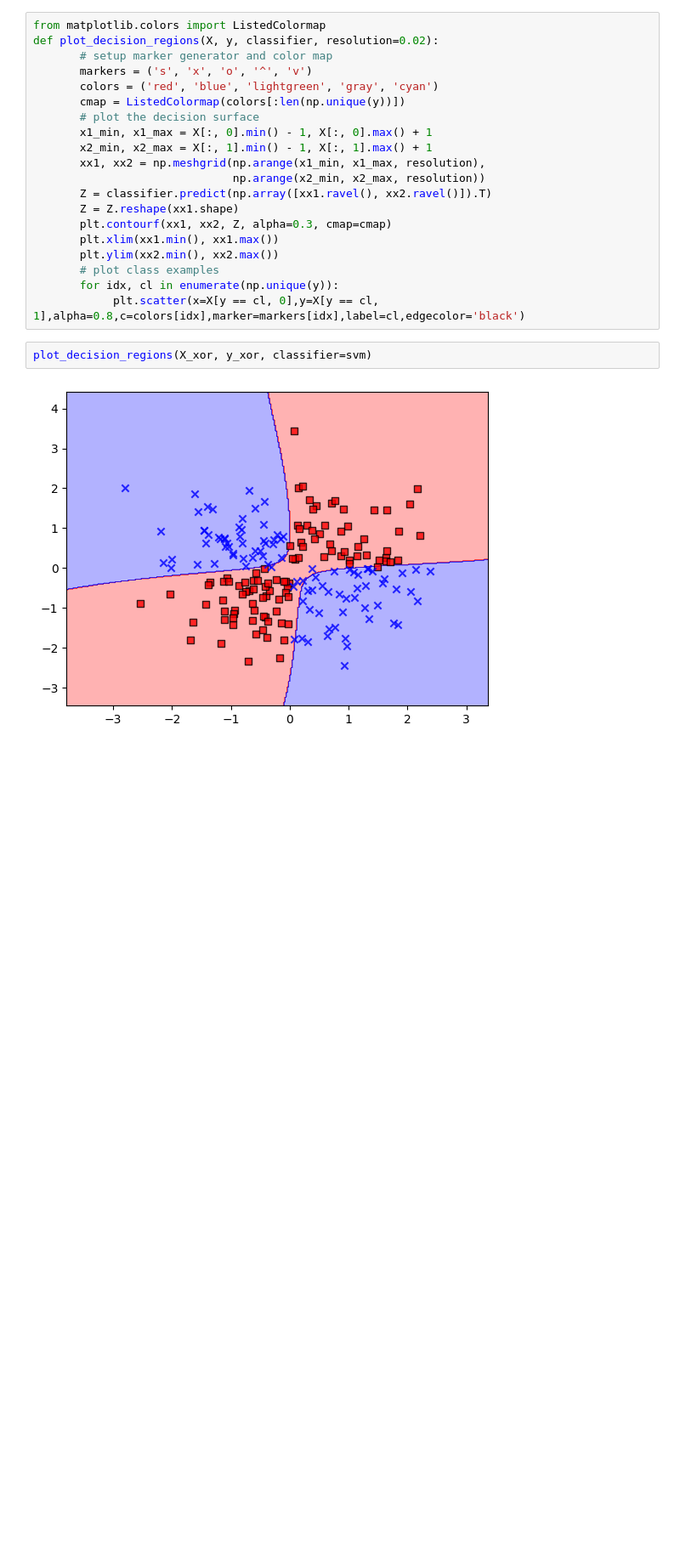
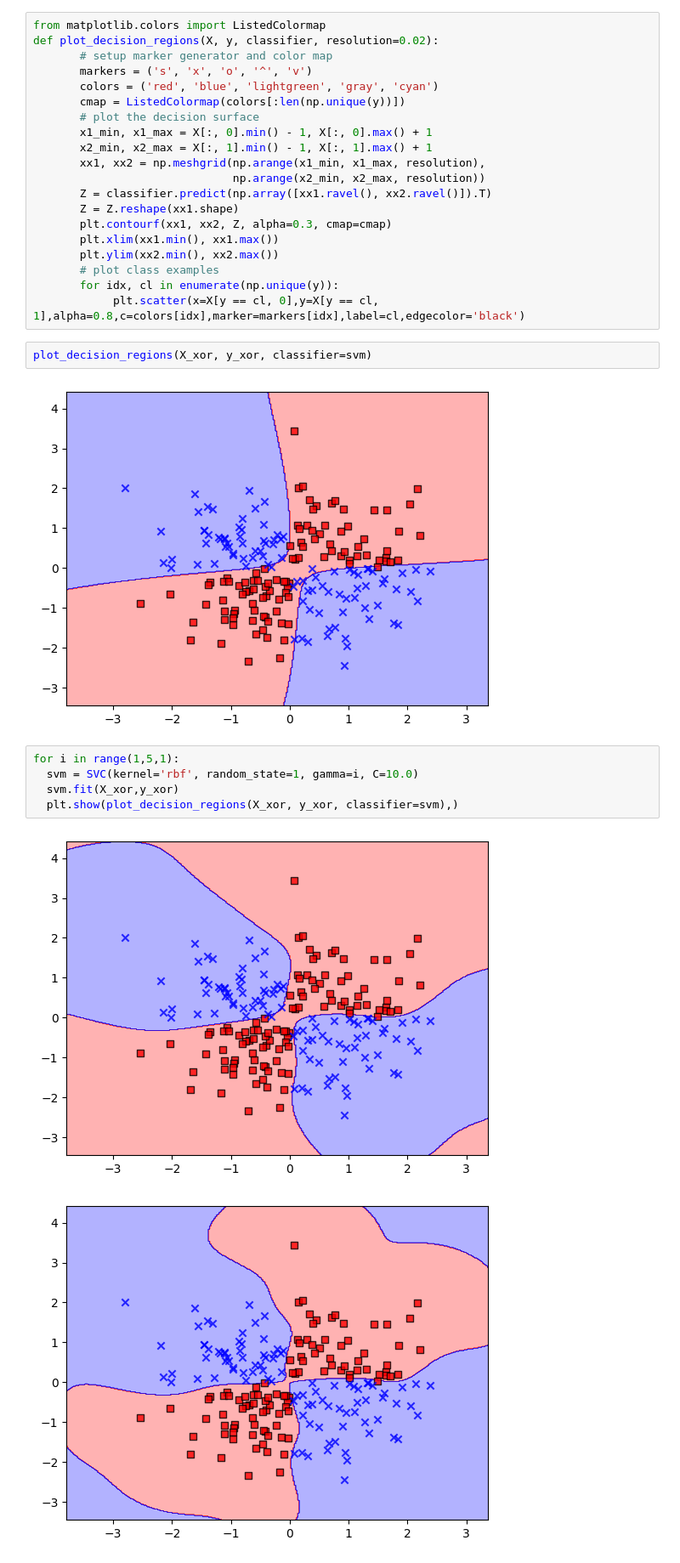
Before and after one commit to wp225/sklearn, a Jupyter notebook: kernel_svm.ipynb, the cells around one changed output. Shown at 85% size. Drawn from its saved outputs; the diff is of its cells as text; blank space fills up the shorter version.

```diff
--- a/kernel_svm.ipynb
+++ b/kernel_svm.ipynb
@@ -63,3 +63,11 @@ def plot_decision_regions(X, y, classifier, resolution=0.02):
 plot_decision_regions(X_xor, y_xor, classifier=svm)
 # %% [output]
 [figure]
+# %%
+for i in range(1,5,1):
+  svm = SVC(kernel='rbf', random_state=1, gamma=i, C=10.0)
+  svm.fit(X_xor,y_xor)
+  plt.show(plot_decision_regions(X_xor, y_xor, classifier=svm),)
+# %% [output]
+[figure, added]
+[figure, added]
```
Also changed, not shown: parts of 1 cell of this notebook.
